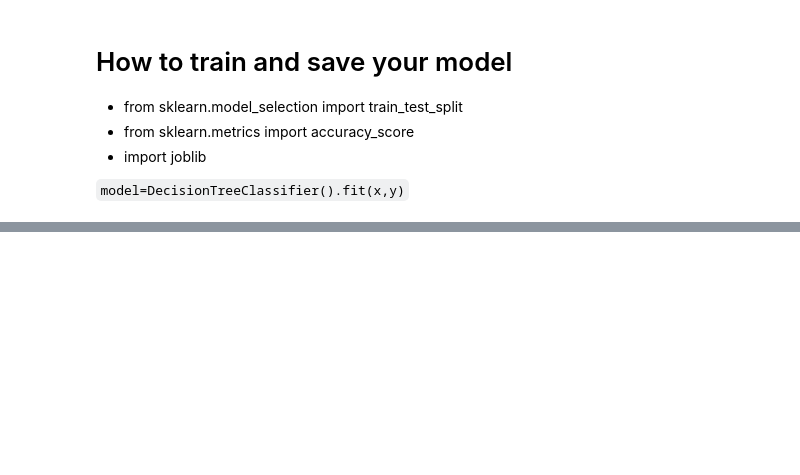
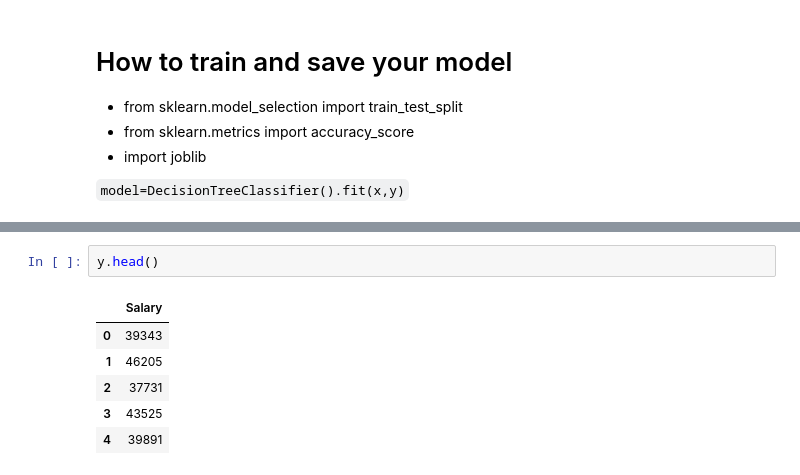
Before and after one commit to issacali/Machine-Learning-, a Jupyter notebook: ML_03.ipynb, the cells around one changed output, grey strips where cells are left out. Drawn from its saved outputs; the diff is of its cells as text; blank space fills up the shorter version.

```diff
--- a/ML_03.ipynb
+++ b/ML_03.ipynb
@@ -232,0 +205,9 @@ KeyboardInterrupt:
+# %%
+y.head()
+# %% [output]
+|  | Salary |
+| 0 | 39343 |
+| 1 | 46205 |
+| 2 | 37731 |
+| 3 | 43525 |
+| 4 | 39891 |
```
Also changed, not shown: parts of 28 cells of this notebook, 8 other files.
